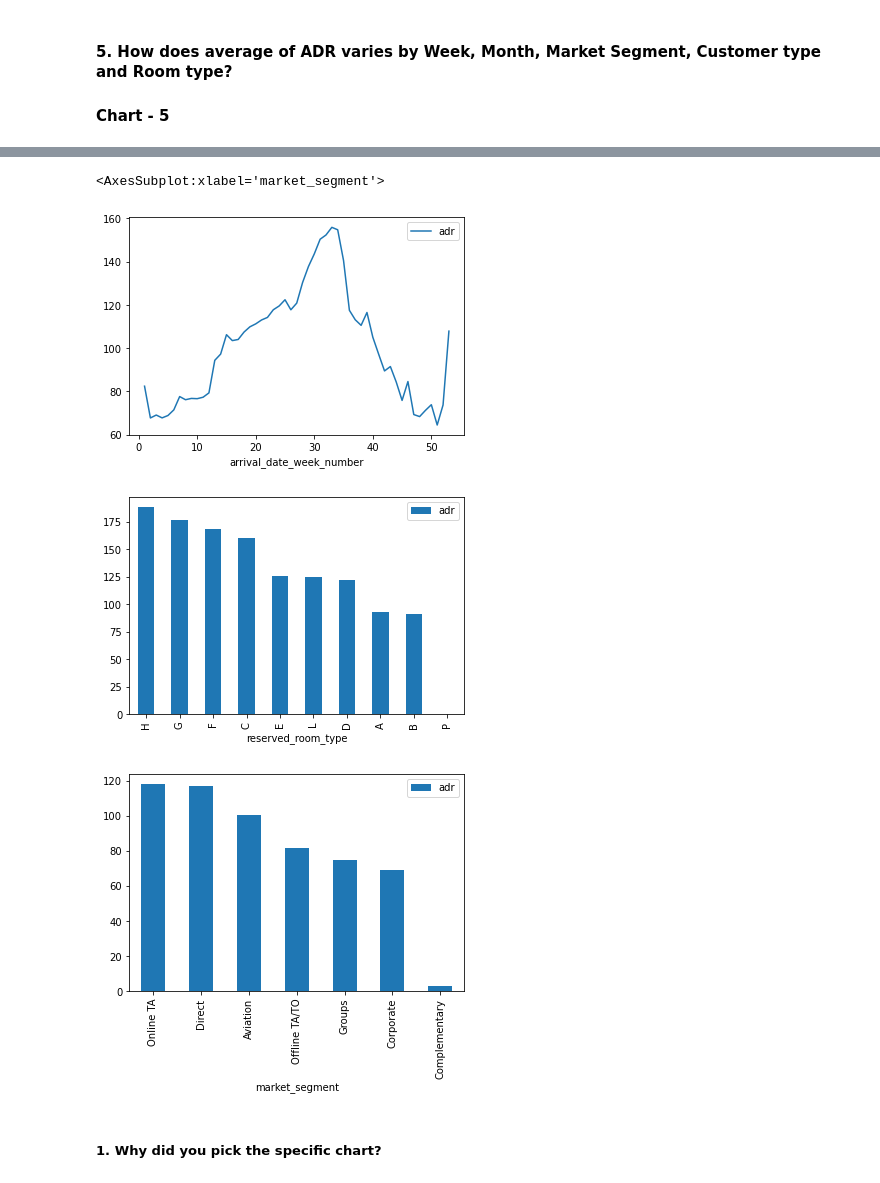
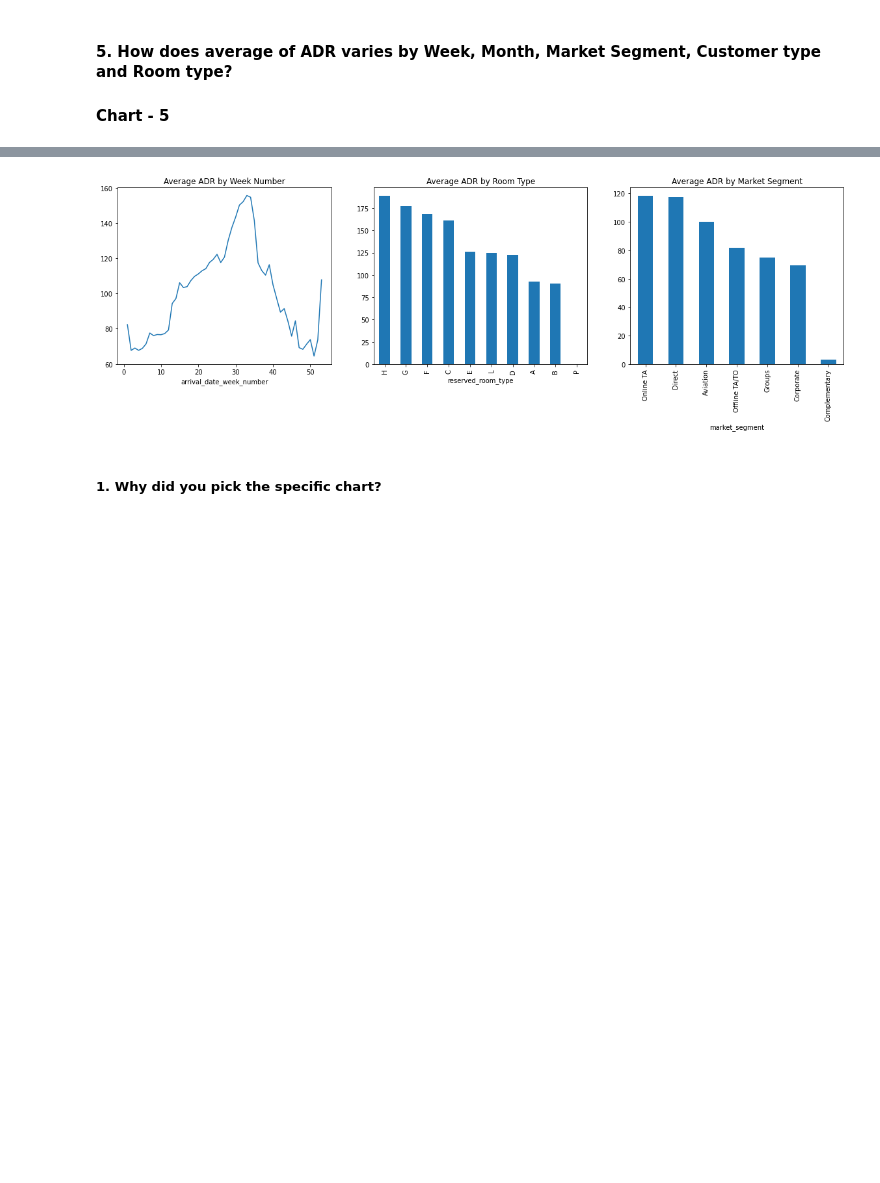
Before and after one commit to pvanand07/EDA-Hotel-Booking-Python, a Jupyter notebook: EDA_Hotel_Booking_Analysis_Almabetter.ipynb, the cells around one changed output, grey strips where cells are left out. Saved outputs shown, nothing was run; the diff lists cells and outputs as text; code cells hidden in the pictures; blank space fills up the shorter version.

```diff
--- a/EDA_Hotel_Booking_Analysis_Almabetter.ipynb
+++ b/EDA_Hotel_Booking_Analysis_Almabetter.ipynb
@@ -171,7 +171,7 @@ len(dataset[dataset.duplicated()])/dataset.shape[0]
 ## Define DF
 # %%
 # Dropping Duplicate Values
-df = dataset.drop_duplicates()
+df = dataset.drop_duplicates().reset_index(drop = True)
 df.shape
 # %% [output]
 (87396, 32)
@@ -218,7 +218,7 @@ for x in range(len(df_nan_perc)):
 ## Define DF_1
 # %%
 #Droping missing values
-df_1 =   df.drop(['company','agent'],axis = 1).dropna()
+df_1 =   df.drop(['company','agent'],axis = 1).dropna().reset_index(drop = True)
 print('Shape of the dataset before cleaning :',dataset.shape)
 print('Shape of the dataset after cleaning :',df_1.shape)
 # %% [output]
@@ -401,5 +387,5 @@ plt.show()
 # %% [markdown]
 #### Define DF_2
 # %%
-df_2=df_1[(df_1['reservation_status_date']>pd.Timestamp('2015-05-01'))&((df_1['reservation_status_date']<pd.Timestamp('2017-09-01')))]
+df_2=df_1[(df_1['reservation_status_date']>pd.Timestamp('2015-05-01'))&((df_1['reservation_status_date']<pd.Timestamp('2017-09-14')))].reset_index(drop = True)
 # %%
@@ -899,13 +814,20 @@ Index(['hotel', 'is_canceled', 'lead_time', 'arrival_date_year',
 # %%
-# Chart - 4 visualization code
-df_2[['adr','arrival_date_week_number']].groupby('arrival_date_week_number').mean().plot()
-df_2[['adr','reserved_room_type']].groupby('reserved_room_type').mean().sort_values(by='adr', ascending =False).plot(kind='bar')
-df_2[['adr','market_segment']].groupby('market_segment').mean().sort_values(by='adr', ascending =False).plot(kind='bar')
+plt.figure(figsize = [20  , 5])
+plt.subplot(1,3,1)
+df_2.groupby('arrival_date_week_number')['adr'].mean().plot()
+plt.title("Average ADR by Week Number")
+
+plt.subplot(1,3,2)
+df_2.groupby('reserved_room_type')['adr'].mean().sort_values(ascending =False).plot(kind='bar')
+plt.title("Average ADR by Room Type")
+
+plt.subplot(1,3,3)
+df_2.groupby('market_segment')['adr'].mean().sort_values(ascending =False).plot(kind='bar')
+plt.title("Average ADR by Market Segment")
+
+plt.show()
 # %% [output]
-<AxesSubplot:xlabel='market_segment'>
-[figure, old version]
+[figure, new version]
-[figure, removed]
-[figure, removed]
 # %% [markdown]
 ##### 1. Why did you pick the specific chart?
 # %% [markdown]
```
Also changed, not shown: parts of 100 cells of this notebook.
